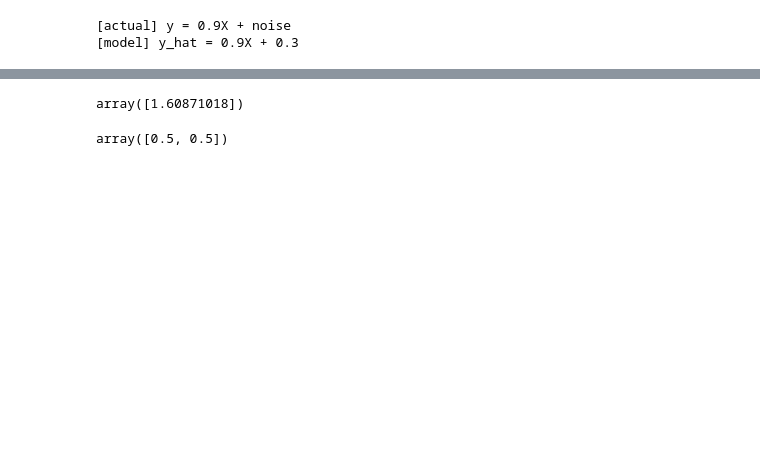
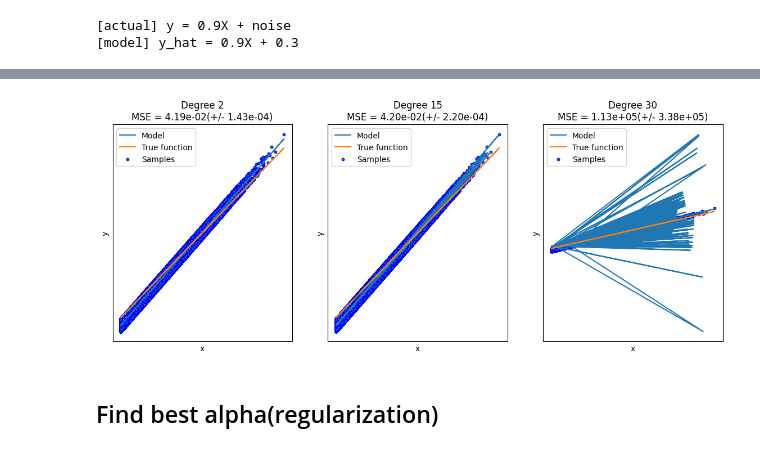
Before and after one commit to hublotik/deepl_labs, a Jupyter notebook: Travel_revs.ipynb, the cells around one changed output, grey strips where cells are left out. Saved outputs shown, nothing was run; the diff lists cells and outputs as text; code cells hidden in the pictures; blank space fills up the shorter version.

```diff
--- a/Travel_revs.ipynb
+++ b/Travel_revs.ipynb
@@ -530,11 +420,55 @@ Travel_Reviews.sample(1)
-# %%
-polyreg.predict(poly.fit_transform([[2.5]]))
-# %% [output]
-array([1.60871018])
-# %%
-from sklearn import linear_model
-reg = linear_model.LinearRegression()
-reg.fit([[0, 0], [1, 1], [2, 2]], [0, 1, 2])
-reg.coef_
-# %% [output]
-array([0.5, 0.5])
+# %%
+import matplotlib.pyplot as plt
+import numpy as np
+
+from sklearn.linear_model import LinearRegression
+from sklearn.model_selection import cross_val_score
+from sklearn.pipeline import Pipeline
+from sklearn.preprocessing import PolynomialFeatures
+
+def true_fun(X):
+    return W_unscaled[0][0] * X + b_unscaled[0]
+
+np.random.seed(0)
+
+degrees = [2, 15, 30]
+
+plt.figure(figsize=(14, 5))
+for i in range(len(degrees)):
+    ax = plt.subplot(1, len(degrees), i + 1)
+    plt.setp(ax, xticks=(), yticks=())
+
+    polynomial_features = PolynomialFeatures(degree=degrees[i], include_bias=False)
+    linear_regression = LinearRegression()
+    pipeline = Pipeline(
+        [
+            ("polynomial_features", polynomial_features),
+            ("linear_regression", linear_regression),
+        ]
+    )
+    pipeline.fit(X_train, y_train)
+
+    # Make predictions based on train data
+    y_pred_train = pipeline.predict(X_train)
+
+    # Evaluate the models using cross-validation on train data
+    scores_train = cross_val_score(
+        pipeline, X_train, y_train, scoring="neg_mean_squared_error", cv=10
+    )
+
+    plt.plot(X_train, y_pred_train, label="Model")
+    plt.plot(X_train, true_fun(X_train), label="True function")
+    plt.scatter(X_train, y_train, edgecolor="b", s=10, label="Samples")
+    plt.xlabel("x")
+    plt.ylabel("y")
+    plt.legend(loc="best")
+    plt.title(
+        "Degree {}\nMSE = {:.2e}(+/- {:.2e})".format(
+            degrees[i], -scores_train.mean(), scores_train.std()
+        )
+    )
+plt.show()
+# %% [output]
+[figure, added]
+# %% [markdown]
+## Find best alpha(regularization)
```
Also changed, not shown: parts of 24 cells of this notebook, 3 other files.
